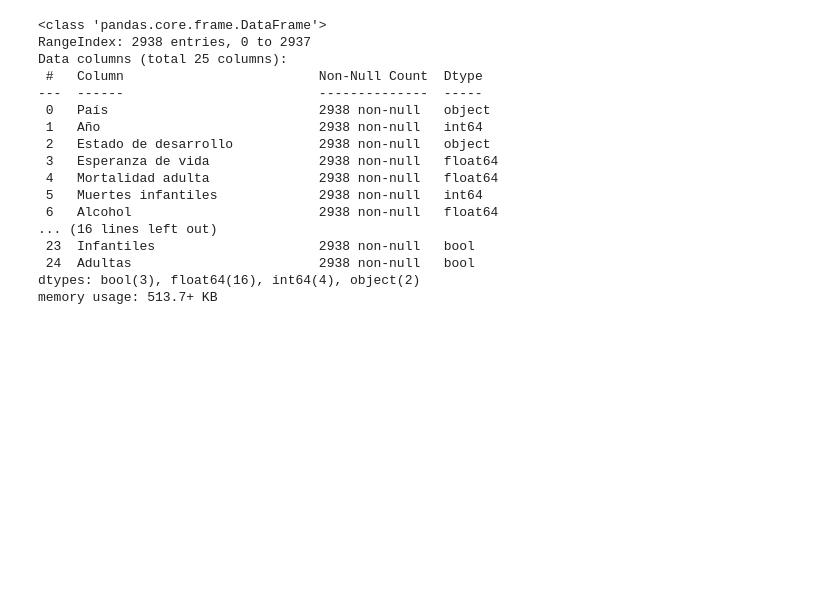
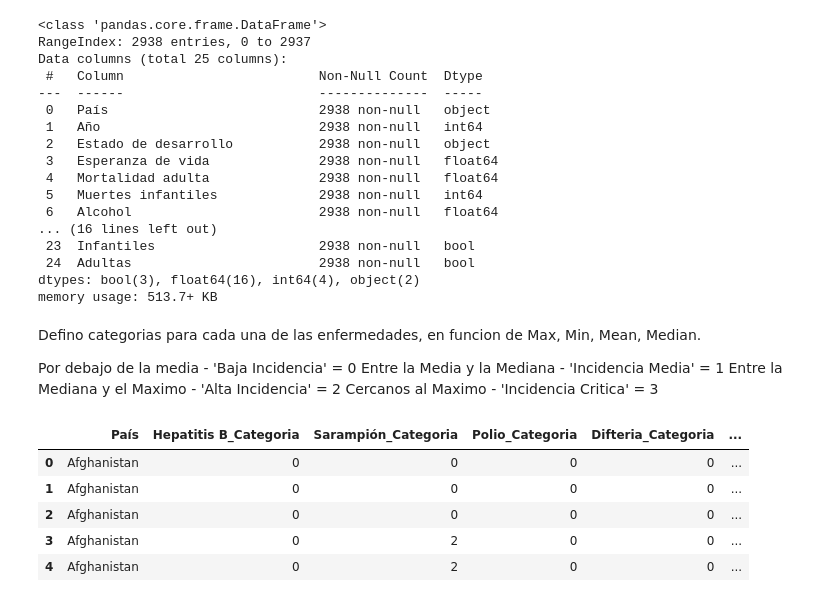
Before and after one commit to Korancito/LifeE.01.Coder, a Jupyter notebook: Nootebooks/Descriptivo.ipynb, the cells around one changed output. Cells and saved outputs as stored; diff of their text form; code cells hidden in the pictures; blank space fills up the shorter version.

```diff
--- a/Nootebooks/Descriptivo.ipynb
+++ b/Nootebooks/Descriptivo.ipynb
@@ -320,15 +320,40 @@ Data columns (total 25 columns):
  24  Adultas                        2938 non-null   bool
 dtypes: bool(3), float64(16), int64(4), object(2)
 memory usage: 513.7+ KB
+# %% [markdown]
+Defino categorias para cada una de las enfermedades, en funcion de Max, Min, Mean, Median.
+
+Por debajo de la media - 'Baja Incidencia' = 0
+Entre la Media y la Mediana - 'Incidencia Media' = 1
+Entre la Mediana y el Maximo - 'Alta Incidencia' = 2
+Cercanos al Maximo - 'Incidencia Critica' = 3
 # %%
-categorizacion = ['Hepatitis B', 'Sarampión ', 'Polio', 'Difteria', 'VIH/SIDA']
+categorizacion = ['Hepatitis B', 'Sarampión', 'Polio', 'Difteria', 'VIH/SIDA']
 
-def cateogrizar(valor, min_val, median_val, mean_val, max_val):
+
+def categorizar(valor, min_val, median_val, mean_val, max_val):
     if valor <= mean_val:
-        return 'Baja incidencia'
+        return 'Baja Incidencia'
     elif mean_val < valor <= median_val:
-        return 'Incidencia media'
+        return 'Incidencia Media'
     elif median_val < valor <= max_val:
-        return 'Alta incidencia'
+        return 'Alta Incidencia'
     else:
         return 'Incidencia Critica'
+
+for categoria in categorizacion:
+    min_val = dfrenamed[categoria].min()
+    max_val = dfrenamed[categoria].max()
+    mean_val = dfrenamed[categoria].mean()
+    median_val = dfrenamed[categoria].median()
+
+    dfrenamed[categoria + '_Categoria'] = dfrenamed[categoria].apply(categorizar, args=(min_val, median_val, mean_val, max_val))
+
+dfrenamed[['País'] + [  categoria + '_Categoria' for categoria in categorizacion]].head()
+# %% [output]
+|  | País | Hepatitis B_Categoria | Sarampión_Categoria | Polio_Categoria | Difteria_Categoria | ... |
+| 0 | Afghanistan | 0 | 0 | 0 | 0 | ... |
+| 1 | Afghanistan | 0 | 0 | 0 | 0 | ... |
+| 2 | Afghanistan | 0 | 0 | 0 | 0 | ... |
+| 3 | Afghanistan | 0 | 2 | 0 | 0 | ... |
+| 4 | Afghanistan | 0 | 2 | 0 | 0 | ... |
```
Also changed, not shown: parts of 1 cell of this notebook.
